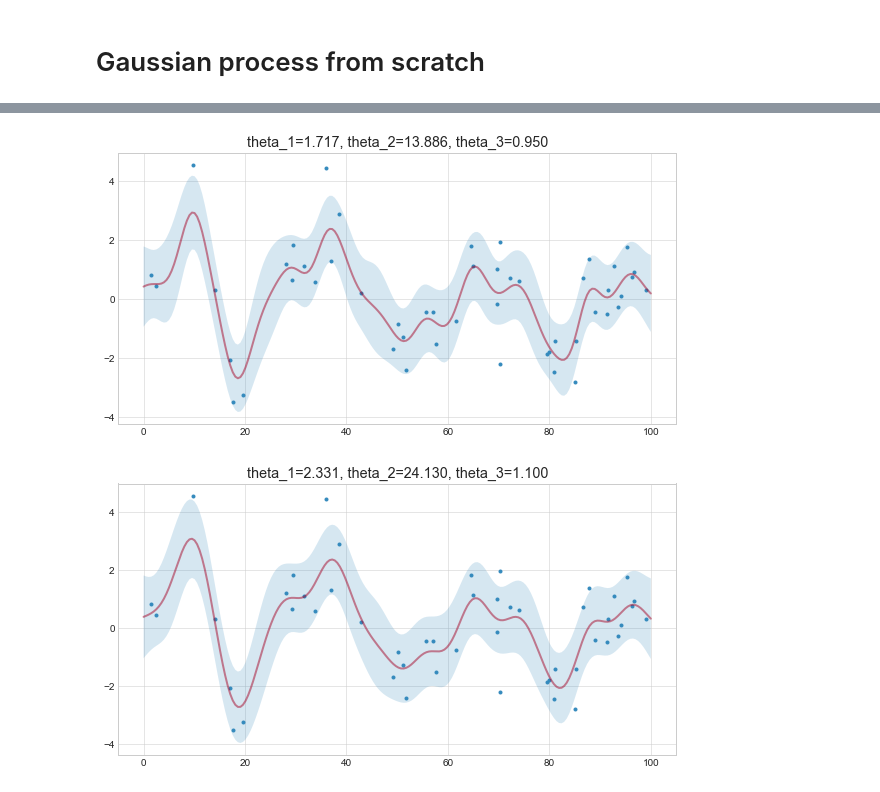
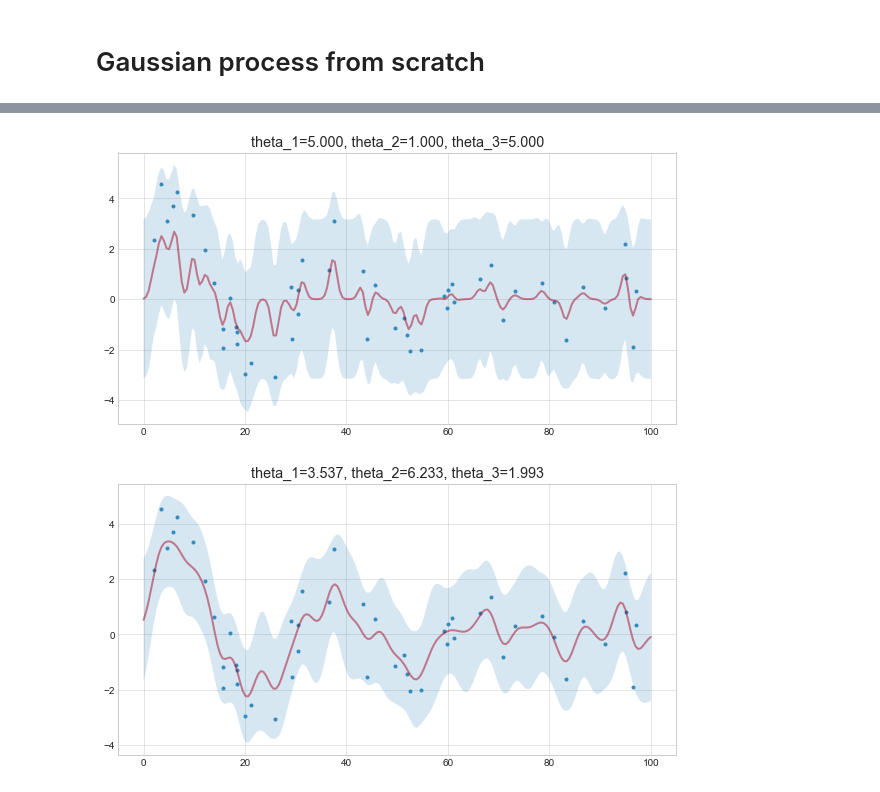
Before and after one commit to kzak/gaussian-process, a Jupyter notebook: gp.ipynb, the cells around one changed output, grey strips where cells are left out. Cells and saved outputs as stored; diff of their text form; code cells hidden in the pictures.

```diff
--- a/gp.ipynb
+++ b/gp.ipynb
@@ -47,7 +47,7 @@ plot(x0, y0)
 # Kernel definition
 
 # Initial parameters and its ranges
-params = [1, 1, 1]
+params = [5, 1, 5]
 params_ranges = np.array([[1, 10], [1, 10], [1, 10]])
 
 kernel = gp.Kernel(params, params_ranges)
@@ -67,15 +67,15 @@ mu, std = model.predict(x1)
 # Plot
 plot(x0, y0, x1, mu, std, model)
 # %% [output]
-[figure, old version]
+[figure, new version]
 # %%
 # Optimization (MCMC version)
-model.optimize_mcmc(n_iter=300)
+model.optimize_mcmc(n_iter=5000)
 
 # Predict
 mu, std = model.predict(x1)
 
 # Plot
 plot(x0, y0, x1, mu, std, model)
 # %% [output]
-[figure, old version]
+[figure, new version]
```
Also changed, not shown: parts of 1 cell of this notebook, 2 other files.
